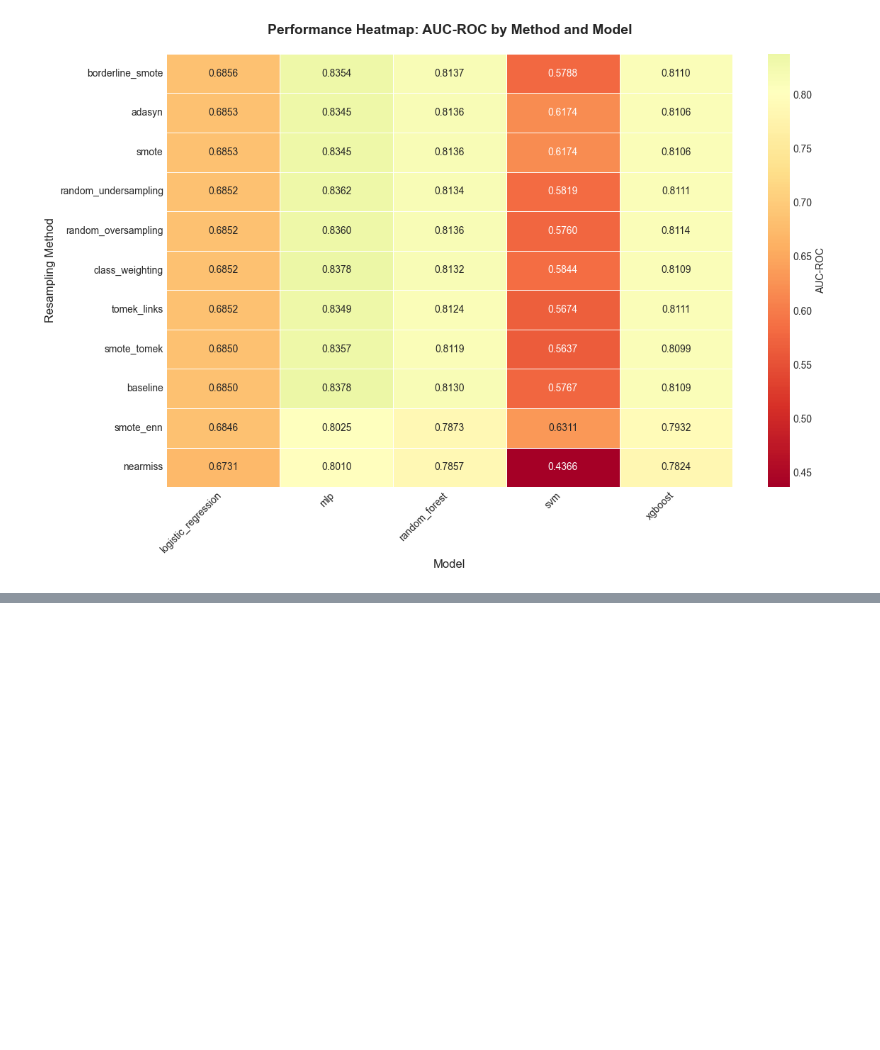
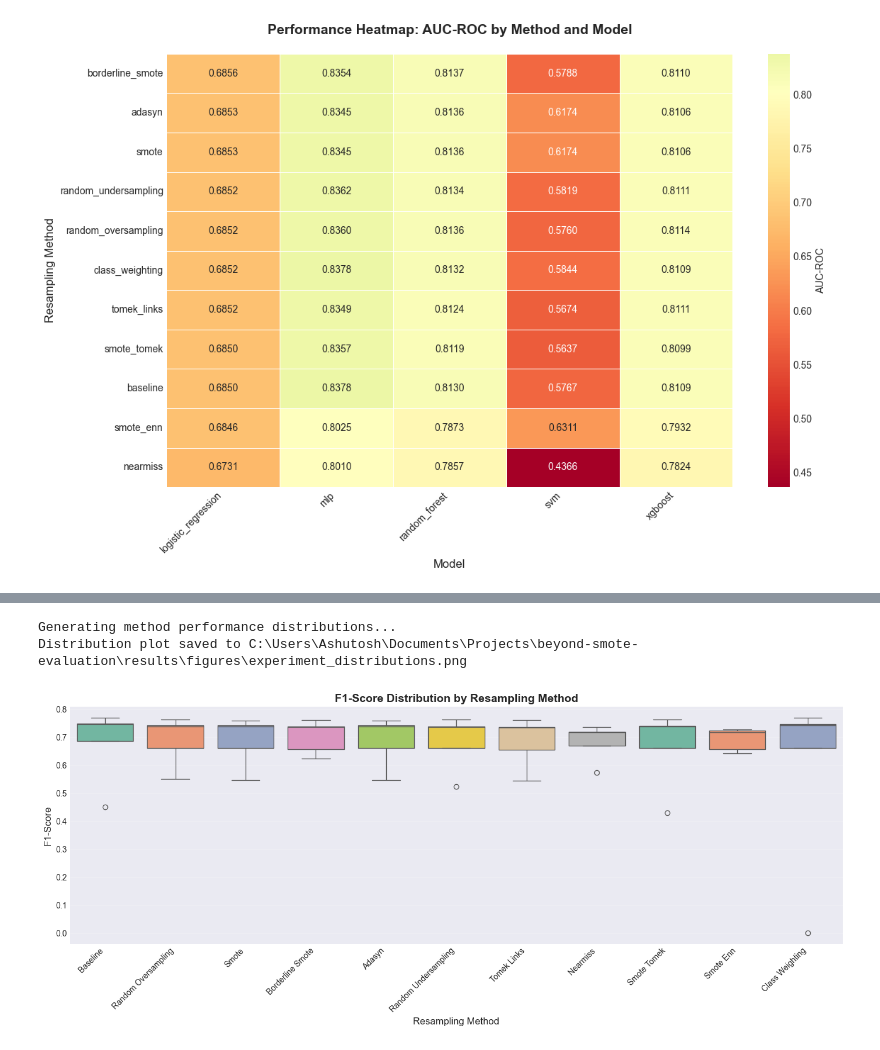
Before and after one commit to ashu-tagore/beyond_smote_evaluation, a Jupyter notebook: notebooks/04_ML_Experiments.ipynb, the cells around one changed output, grey strips where cells are left out. Saved outputs shown, nothing was run; the diff lists cells and outputs as text; code cells hidden in the pictures; blank space fills up the shorter version.

```diff
--- a/notebooks/04_ML_Experiments.ipynb
+++ b/notebooks/04_ML_Experiments.ipynb
@@ -1192,0 +1354,38 @@ AUC-ROC heatmap saved to C:\Users\Ashutosh\Documents\Projects\beyond-smote-evalu
+# %%
+# Cell 19: Method Performance Distribution
+# Visualizing performance distribution for each method
+# Box plot showing F1-score distributions
+
+print("Generating method performance distributions...")
+
+# Creating box plot
+fig, ax = plt.subplots(figsize=(14, 6))
+
+# Preparing data
+plot_data = successful_df[['resampling_method', 'f1_score']].copy()
+plot_data['resampling_method'] = plot_data['resampling_method'].str.replace('_', ' ').str.title()
+
+# Creating box plot
+sns.boxplot(data=plot_data, x='resampling_method', y='f1_score',
+           palette='Set2', ax=ax)
+
+# Formatting
+ax.set_xlabel('Resampling Method', fontsize=12)
+ax.set_ylabel('F1-Score', fontsize=12)
+ax.set_title('F1-Score Distribution by Resampling Method',
+             fontsize=14, fontweight='bold')
+plt.xticks(rotation=45, ha='right')
+ax.grid(axis='y', alpha=0.3)
+
+plt.tight_layout()
+
+# Saving
+dist_plot_path = FIGURE_OUTPUT / 'experiment_distributions.png'
+plt.savefig(dist_plot_path, dpi=DPI_VALUE, bbox_inches='tight')
+print(f"Distribution plot saved to {dist_plot_path}")
+
+plt.show()
+# %% [output]
+Generating method performance distributions...
+Distribution plot saved to C:\Users\Ashutosh\Documents\Projects\beyond-smote-evaluation\results\figures\experiment_distributions.png
+[figure, added]
```
Also changed, not shown: parts of 5 cells of this notebook.
